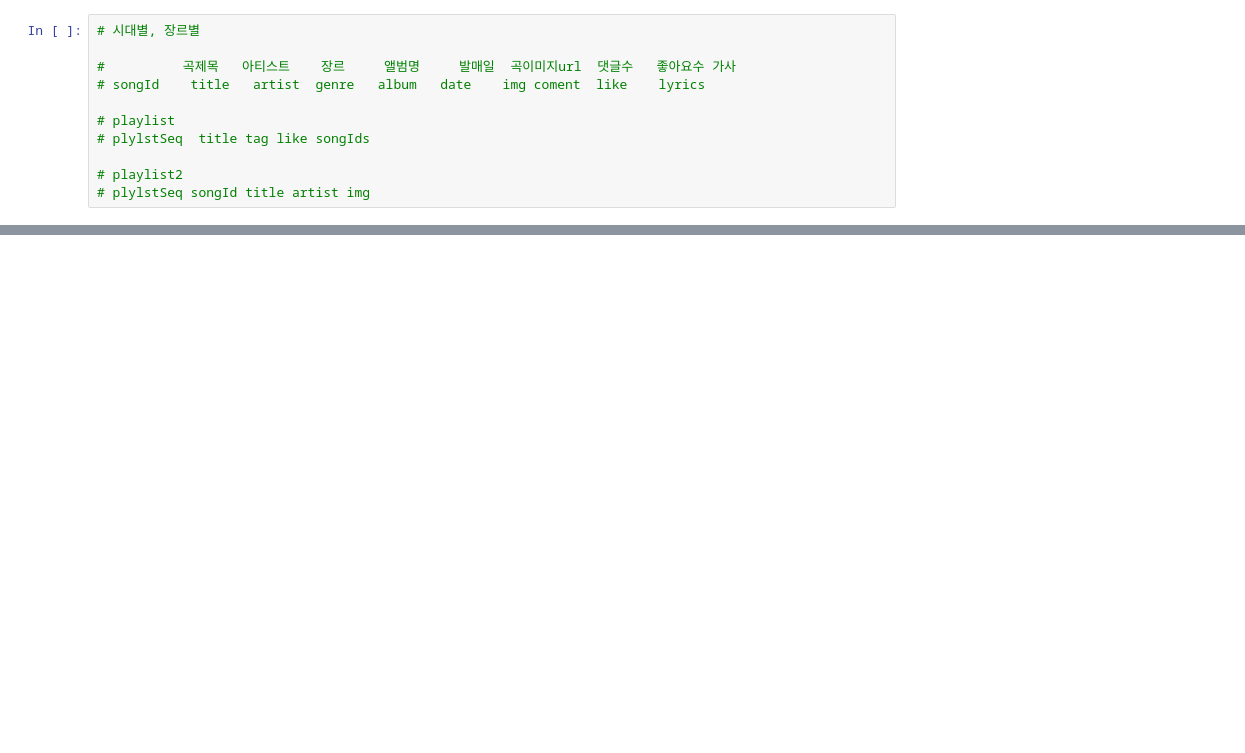
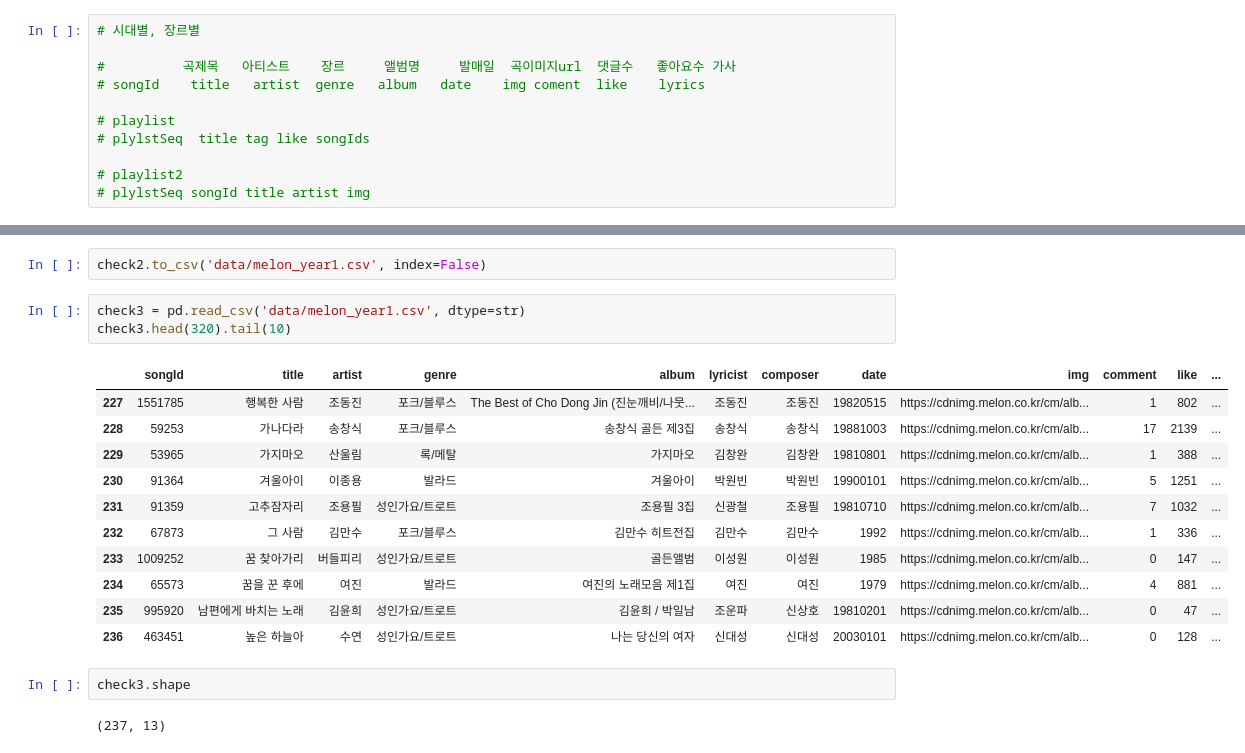
Before and after one commit to wowgang/DataAnalysis_Lecture-2023.04, a Jupyter notebook: 100.도전했조/연.ipynb, the cells around one changed output, grey strips where cells are left out. Drawn from its saved outputs; the diff is of its cells as text; blank space fills up the shorter version.

```diff
--- a/100.도전했조/연.ipynb
+++ b/100.도전했조/연.ipynb
@@ -35,0 +64,21 @@ df_pl.head(2)
+# %%
+check2.to_csv('data/melon_year1.csv', index=False)
+# %%
+check3 = pd.read_csv('data/melon_year1.csv', dtype=str)
+check3.head(320).tail(10)
+# %% [output]
+|  | songId | title | artist | genre | album | lyricist | composer | date | img | comment | like | ... |
+| 227 | 1551785 | 행복한 사람 | 조동진 | 포크/블루스 | The Best of Cho Dong Jin (진눈깨비/나뭇... | 조동진 | 조동진 | 19820515 | https://cdnimg.melon.co.kr/cm/alb... | 1 | 802 | ... |
+| 228 | 59253 | 가나다라 | 송창식 | 포크/블루스 | 송창식 골든 제3집 | 송창식 | 송창식 | 19881003 | https://cdnimg.melon.co.kr/cm/alb... | 17 | 2139 | ... |
+| 229 | 53965 | 가지마오 | 산울림 | 록/메탈 | 가지마오 | 김창완 | 김창완 | 19810801 | https://cdnimg.melon.co.kr/cm/alb... | 1 | 388 | ... |
+| 230 | 91364 | 겨울아이 | 이종용 | 발라드 | 겨울아이 | 박원빈 | 박원빈 | 19900101 | https://cdnimg.melon.co.kr/cm/alb... | 5 | 1251 | ... |
+| 231 | 91359 | 고추잠자리 | 조용필 | 성인가요/트로트 | 조용필 3집 | 신광철 | 조용필 | 19810710 | https://cdnimg.melon.co.kr/cm/alb... | 7 | 1032 | ... |
+| 232 | 67873 | 그 사람 | 김만수 | 포크/블루스 | 김만수 히트전집 | 김만수 | 김만수 | 1992 | https://cdnimg.melon.co.kr/cm/alb... | 1 | 336 | ... |
+| 233 | 1009252 | 꿈 찾아가리 | 버들피리 | 성인가요/트로트 | 골든앨범 | 이성원 | 이성원 | 1985 | https://cdnimg.melon.co.kr/cm/alb... | 0 | 147 | ... |
+| 234 | 65573 | 꿈을 꾼 후에 | 여진 | 발라드 | 여진의 노래모음 제1집 | 여진 | 여진 | 1979 | https://cdnimg.melon.co.kr/cm/alb... | 4 | 881 | ... |
+| 235 | 995920 | 남편에게 바치는 노래 | 김윤희 | 성인가요/트로트 | 김윤희 / 박일남 | 조운파 | 신상호 | 19810201 | https://cdnimg.melon.co.kr/cm/alb... | 0 | 47 | ... |
+| 236 | 463451 | 높은 하늘아 | 수연 | 성인가요/트로트 | 나는 당신의 여자 | 신대성 | 신대성 | 20030101 | https://cdnimg.melon.co.kr/cm/alb... | 0 | 128 | ... |
+# %%
+check3.shape
+# %% [output]
+(237, 13)
```
Also changed, not shown: parts of 10 cells of this notebook, 44 other files.
